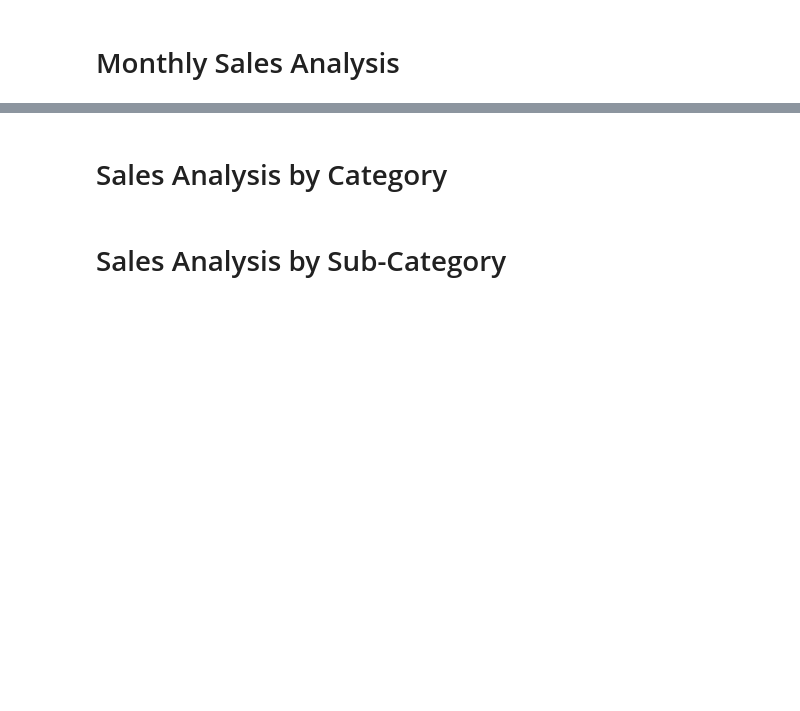
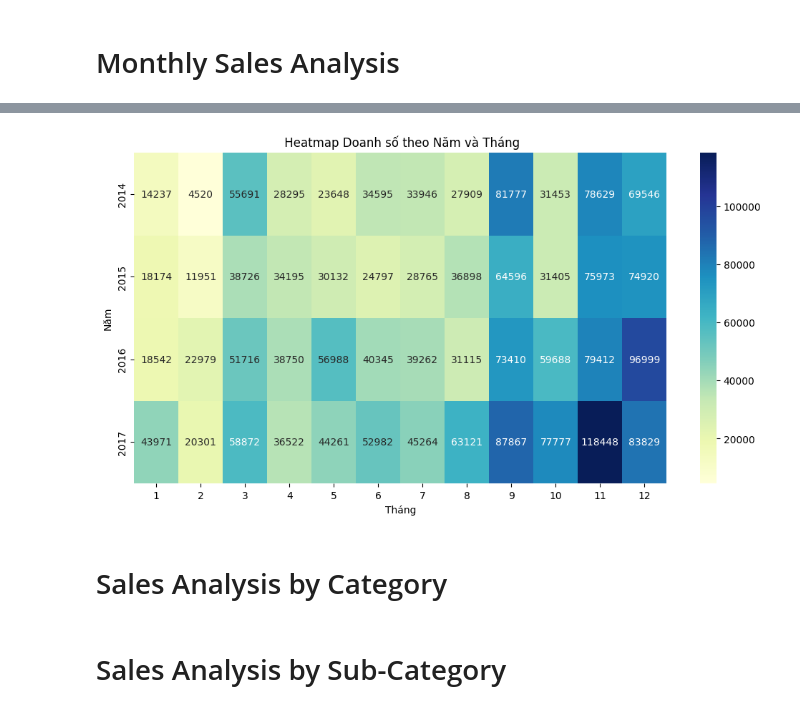
Before and after one commit to huyhuy382003/superstore-analysis, a Jupyter notebook: e commerce sales.ipynb, the cells around one changed output, grey strips where cells are left out. Saved outputs shown, nothing was run; the diff lists cells and outputs as text; code cells hidden in the pictures; blank space fills up the shorter version.

```diff
--- a/e commerce sales.ipynb
+++ b/e commerce sales.ipynb
@@ -152,3 +155,16 @@ AttributeError: module 'matplotlib.pyplot' has no attribute 'line'
+# %%
+# Pivot để tạo bảng doanh số theo từng tháng & năm
+heatmap_data = data.pivot_table(index='Order Year', columns='Order Month', values='Sales', aggfunc='sum')
+
+# Vẽ biểu đồ heatmap
+plt.figure(figsize=(12, 6))
+sns.heatmap(heatmap_data, annot=True, fmt=".0f", cmap="YlGnBu")
+plt.title(' Heatmap Doanh số theo Năm và Tháng')
+plt.xlabel('Tháng')
+plt.ylabel('Năm')
+plt.show()
+# %% [output]
+[figure, added]
 # %% [markdown]
 # Sales Analysis by Category
 # %% [markdown]
```
Also changed, not shown: parts of 4 cells of this notebook.
